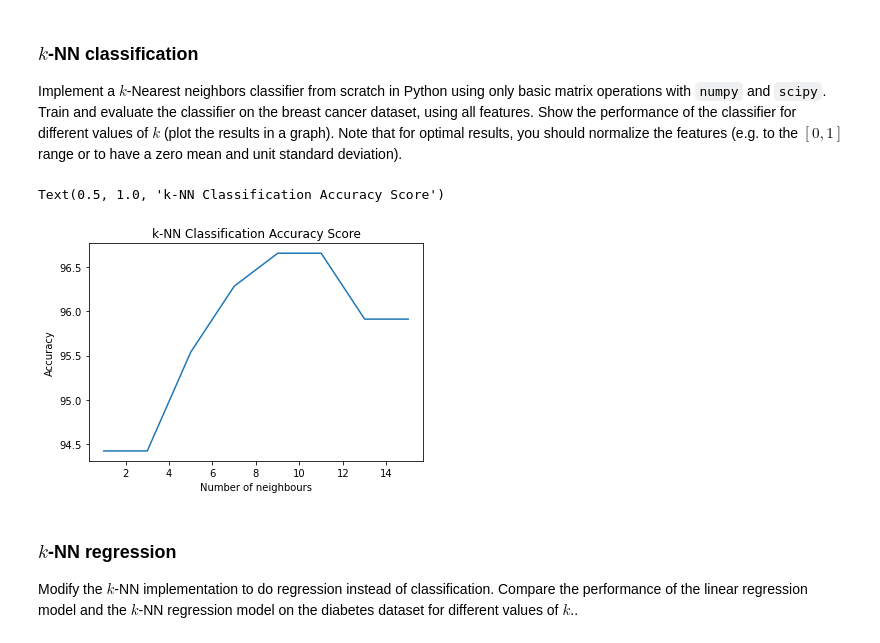
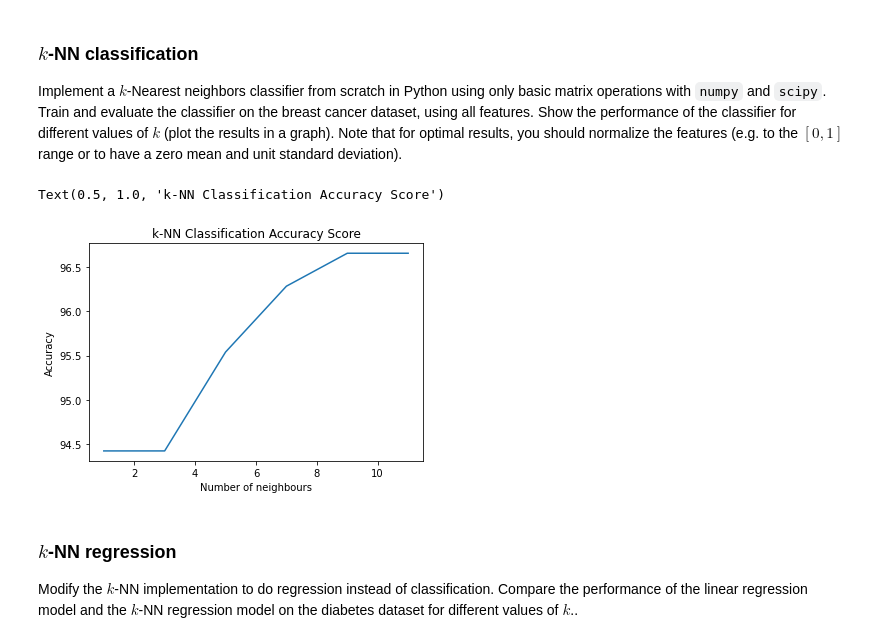
Before and after one commit to Djennifer/8dm50-machine-learning, a Jupyter notebook: practicals/week_1.ipynb, the cells around one changed output. Saved outputs shown, nothing was run; the diff lists cells and outputs as text; code cells hidden in the pictures.

```diff
--- a/practicals/week_1.ipynb
+++ b/practicals/week_1.ipynb
@@ -192,55 +194,27 @@ y_test = breast_cancer.target[300:, np.newaxis]
 X_train /= np.max(np.abs(X_train),axis=0)
 X_test /= np.max(np.abs(X_test),axis=0)
-# %%
-import matplotlib.pyplot as plt
-sys.path.append('code/')
-from sklearn.metrics import accuracy_score
-
-
-#TODO put in function
-def euclidean_distance(a, b):
-    return np.linalg.norm(a-b) #Use norm to get the size of the vector
-
-def get_neighbours(X_train, X_test, k):
-    distances = np.zeros(len(X_train))
-    for i in range(len(X_train)):
-        distances[i] = euclidean_distance(X_test, X_train[i])
-    index = np.argsort(distances)
-    distances = np.sort(distances)
-    return index[:k], distances[:k]
-
-def kNN_classification_pred(X_train, X_test, k):
-    y_pred = np.zeros(len(X_test))
-    for i, x_test in enumerate(X_test):
-        index, dist = get_neighbours(X_train, x_test, k)
-        if np.sum(y_train[index,0]) > k/2:
-            y_pred[i] = 1
-        else:
-            y_pred[i] = 0
-    return y_pred[:, np.newaxis]
-
-def get_accuracy(gt, pred):
-    correct = 0
-    for i in range(len(gt)):
-        if gt[i] == pred[i]:
-            correct += 1
-    return correct/len(gt) * 100
-
-k_lin = np.arange(1, 16, 2)
-accuracy = np.zeros(len(k_lin))
-for i, k in enumerate(k_lin):
-    y_pred = kNN_classification_pred(X_train, X_test, k)
-    accuracy[i] = get_accuracy(y_test, y_pred)
-
-
-plt.figure()
-plt.plot(k_lin, accuracy)
-plt.xlabel("Number of neighbours")
-plt.ylabel("Accuracy")
-plt.title('k-NN Classification Accuracy Score')
-# %% [output]
-Text(0.5, 1.0, 'k-NN Classification Accuracy Score')
-[figure, removed]
+# %%
+import matplotlib.pyplot as plt
+from kNN import *
+from metrics import *
+
+# predict y values of the test set with the kNN classifier using multiple k values
+# and calculate accuracy of the prediction compared to the ground truth
+k_lin = np.arange(1, 12, 2)
+accuracy = np.zeros(len(k_lin))
+for i, k in enumerate(k_lin):
+    y_pred = kNN_classification(X_train, X_test, y_train, k)
+    accuracy[i] = get_accuracy(y_test, y_pred)
+
+# plot accuracy against number of neighbours
+plt.figure()
+plt.plot(k_lin, accuracy)
+plt.xlabel("Number of neighbours")
+plt.ylabel("Accuracy")
+plt.title('k-NN Classification Accuracy Score')
+# %% [output]
+Text(0.5, 1.0, 'k-NN Classification Accuracy Score')
+[figure, added]
 # %% [markdown]
 ### $k$-NN regression
 
```
Also changed, not shown: parts of 6 cells of this notebook, 3 other files.
